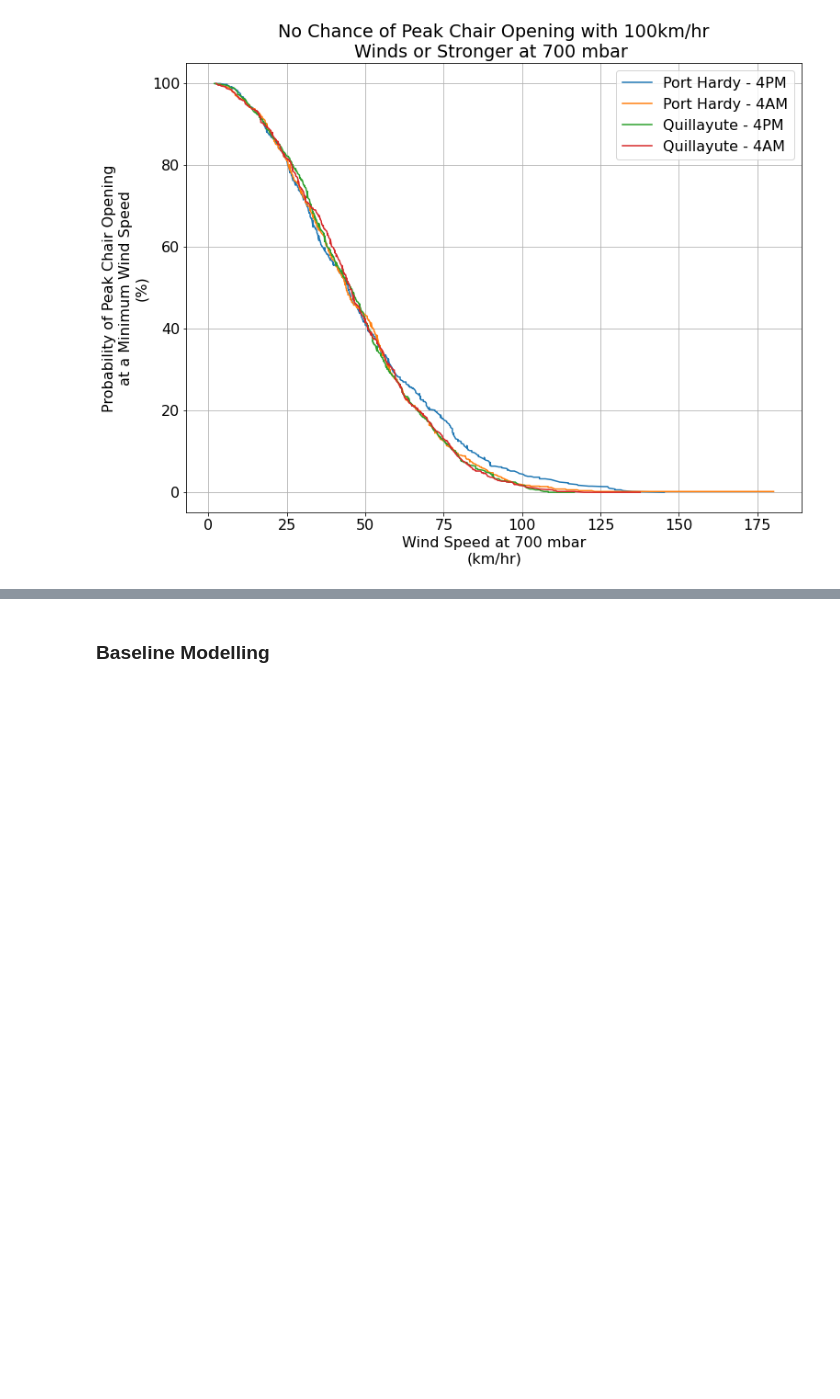
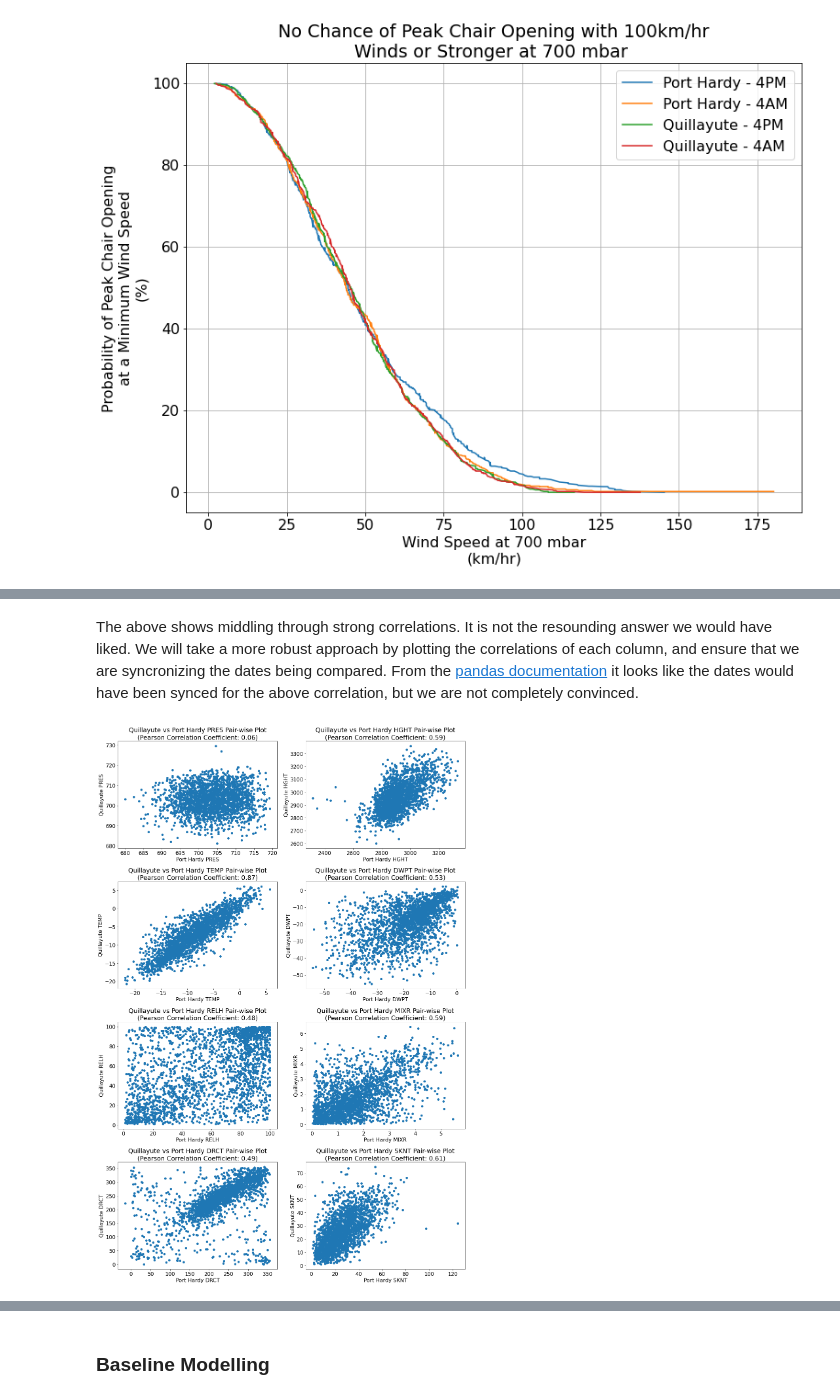
Before and after one commit to wjmatthews/wb_lift_openings, a Jupyter notebook: EDAAndModellingPartI.ipynb, the cells around one changed output, grey strips where cells are left out. Cells and saved outputs as stored; diff of their text form; code cells hidden in the pictures; blank space fills up the shorter version.

```diff
--- a/EDAAndModellingPartI.ipynb
+++ b/EDAAndModellingPartI.ipynb
@@ -910,0 +786,4 @@ From the above, we can see there is a minimal difference in how the wind speed a
+# %%
+# move the date columns to the index
+ph_date_indexed_df = ph_df.set_index('DATE')
+q_date_indext_df = q_df.set_index('DATE')
@@ -910,0 +803,49 @@ From the above, we can see there is a minimal difference in how the wind speed a
+# %% [markdown]
+The above shows middling through strong correlations.  It is not the resounding answer we would have liked.  We will take a more robust approach by plotting the correlations of each column, and ensure that we are syncronizing the dates being compared.  From the [pandas documentation](https://pandas.pydata.org/docs/reference/api/pandas.DataFrame.set_index.html) it looks like the dates would have been synced for the above correlation, but we are not completely convinced.
+# %%
+# join two data frames together on the index
+balloon_df = ph_date_indexed_df.join(q_date_indext_df,
+                                    how = 'outer',
+                                    lsuffix = '_ph',
+                                    rsuffix = '_q')
+
+# calculate the pearson correlation
+pearson_r = balloon_df.corr()
+
+# array to store pearson_r values
+pearson_r_scores = []
+
+# loop to pull out correlations on the diagonal of the Port Hardy vs. Quillayute section
+for i in range(0, 8):
+    pearson_r_scores.append(pearson_r.iloc[0:8, 8:].iloc[i, i])
+# %%
+# build figure
+rows = 4
+columns = 2
+fig, axes = plt.subplots(rows, columns,
+                         figsize = (8*columns,6*rows))
+
+# unravel axis into flat array for easier looping
+flat_axes = axes.ravel()
+
+# loop through each column name in one of the indexed data frames
+for ax, col, pearson_r in zip(flat_axes, ph_date_indexed_df.columns, pearson_r_scores):
+
+    # add suffix's to column name
+    ph_col = f"{col}_ph"
+    q_col = f"{col}_q"
+
+    # plot data in a pair-wise fashion
+    ax.scatter(balloon_df[ph_col],
+               balloon_df[q_col],)
+
+    # add titles, etc
+    ax.set_title(f"Quillayute vs Port Hardy {col} Pair-wise Plot\n(Pearson Correlation Coefficient: {pearson_r:.2f})")
+    ax.set(xlabel = f"Port Hardy {col}",
+           ylabel = f"Quillayute {col}")
+
+# tighten up layout and show
+plt.tight_layout()
+plt.show()
+# %% [output]
+[figure, added]
```
Also changed, not shown: parts of 61 cells of this notebook.
